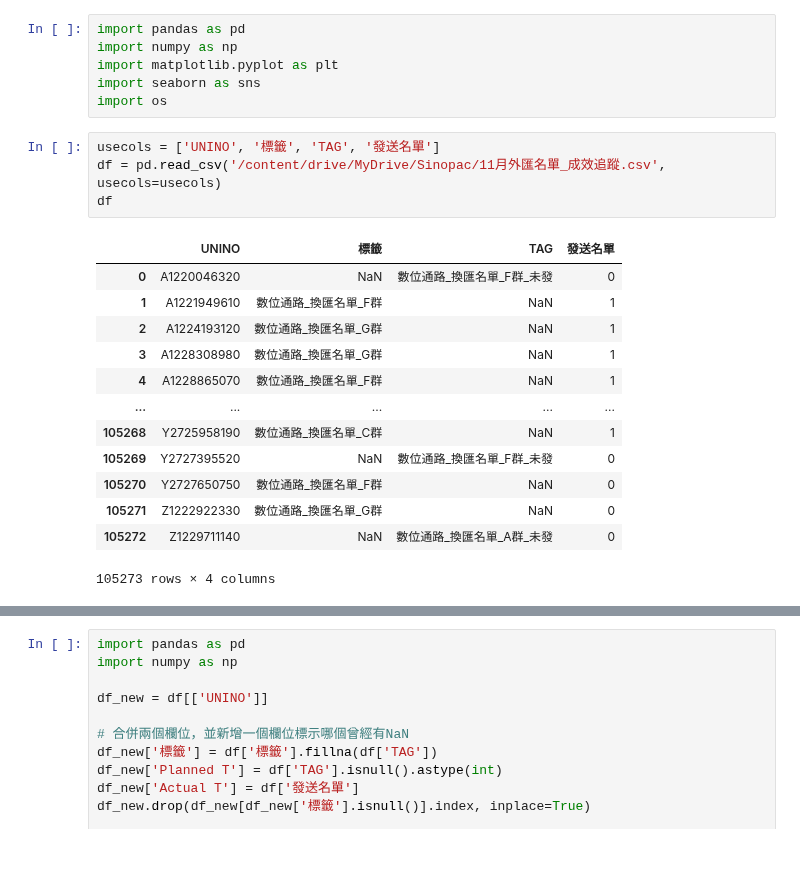
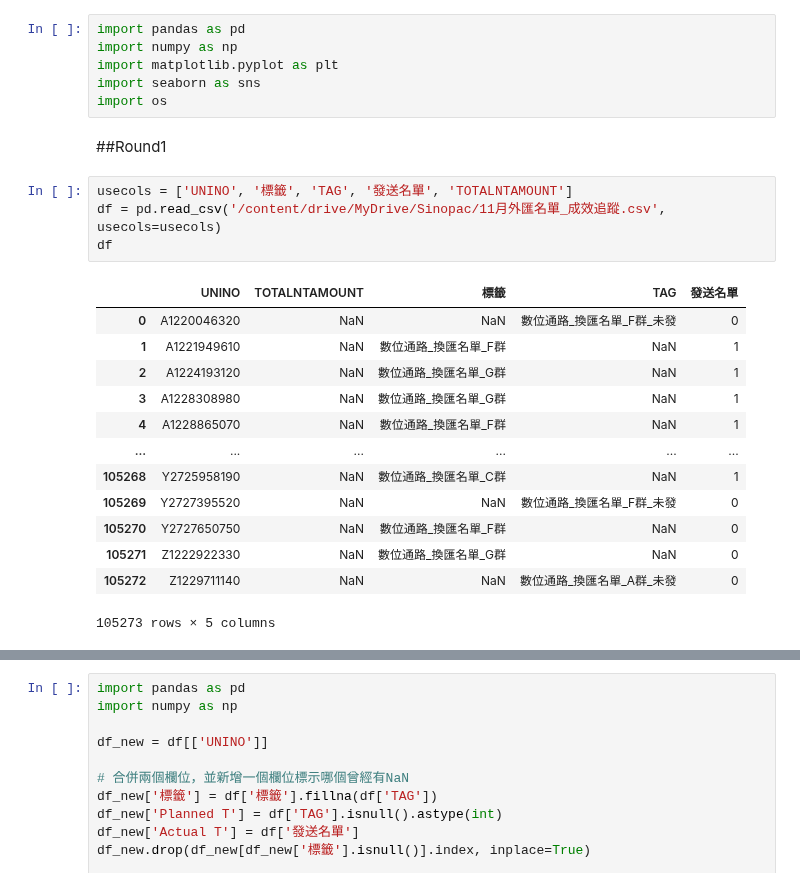
Before and after one commit to sssylvia0/Uplift_Model, a Jupyter notebook: Results.ipynb, the cells around one changed output, grey strips where cells are left out. Drawn from its saved outputs; the diff is of its cells as text; blank space fills up the shorter version.

```diff
--- a/Results.ipynb
+++ b/Results.ipynb
@@ -13,21 +13,23 @@ import numpy as np
 import matplotlib.pyplot as plt
 import seaborn as sns
 import os
+# %% [markdown]
+##Round1
 # %%
-usecols = ['UNINO', '標籤', 'TAG', '發送名單']
+usecols = ['UNINO', '標籤', 'TAG', '發送名單', 'TOTALNTAMOUNT']
 df = pd.read_csv('/content/drive/MyDrive/Sinopac/11月外匯名單_成效追蹤.csv', usecols=usecols)
 df
 # %% [output]
-|  | UNINO | 標籤 | TAG | 發送名單 |
-| 0 | A1220046320 | NaN | 數位通路_換匯名單_F群_未發 | 0 |
-| 1 | A1221949610 | 數位通路_換匯名單_F群 | NaN | 1 |
-| 2 | A1224193120 | 數位通路_換匯名單_G群 | NaN | 1 |
-| 3 | A1228308980 | 數位通路_換匯名單_G群 | NaN | 1 |
-| 4 | A1228865070 | 數位通路_換匯名單_F群 | NaN | 1 |
-| ... | ... | ... | ... | ... |
-| 105268 | Y2725958190 | 數位通路_換匯名單_C群 | NaN | 1 |
-| 105269 | Y2727395520 | NaN | 數位通路_換匯名單_F群_未發 | 0 |
-| 105270 | Y2727650750 | 數位通路_換匯名單_F群 | NaN | 0 |
-| 105271 | Z1222922330 | 數位通路_換匯名單_G群 | NaN | 0 |
-| 105272 | Z1229711140 | NaN | 數位通路_換匯名單_A群_未發 | 0 |
+|  | UNINO | TOTALNTAMOUNT | 標籤 | TAG | 發送名單 |
+| 0 | A1220046320 | NaN | NaN | 數位通路_換匯名單_F群_未發 | 0 |
+| 1 | A1221949610 | NaN | 數位通路_換匯名單_F群 | NaN | 1 |
+| 2 | A1224193120 | NaN | 數位通路_換匯名單_G群 | NaN | 1 |
+| 3 | A1228308980 | NaN | 數位通路_換匯名單_G群 | NaN | 1 |
+| 4 | A1228865070 | NaN | 數位通路_換匯名單_F群 | NaN | 1 |
+| ... | ... | ... | ... | ... | ... |
+| 105268 | Y2725958190 | NaN | 數位通路_換匯名單_C群 | NaN | 1 |
+| 105269 | Y2727395520 | NaN | NaN | 數位通路_換匯名單_F群_未發 | 0 |
+| 105270 | Y2727650750 | NaN | 數位通路_換匯名單_F群 | NaN | 0 |
+| 105271 | Z1222922330 | NaN | 數位通路_換匯名單_G群 | NaN | 0 |
+| 105272 | Z1229711140 | NaN | NaN | 數位通路_換匯名單_A群_未發 | 0 |
-105273 rows × 4 columns
+105273 rows × 5 columns
```
Also changed, not shown: parts of 10 cells of this notebook.
